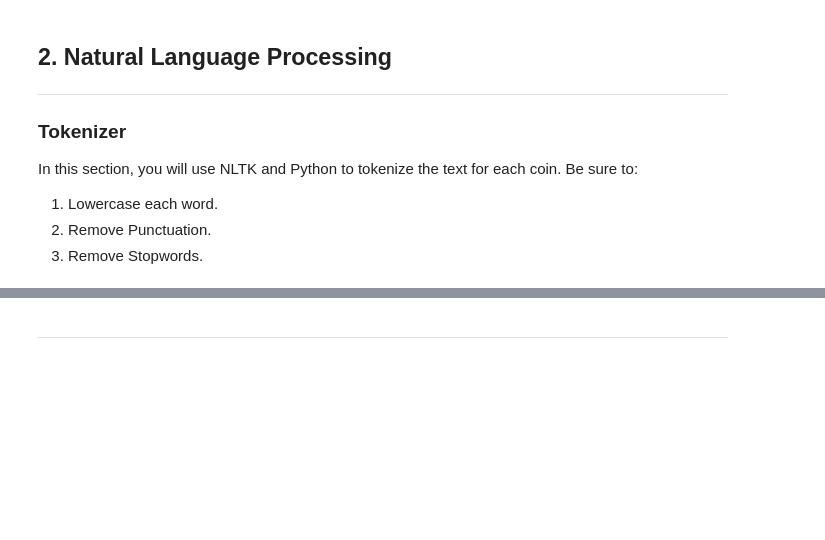
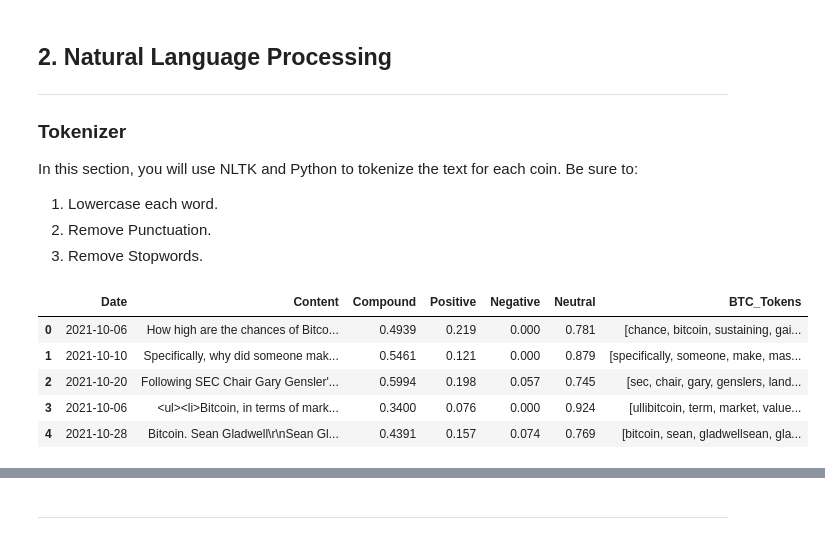
Before and after one commit to chirathlv/Tales-from-the-Crypto, a Jupyter notebook: crypto_sentiment.ipynb, the cells around one changed output, grey strips where cells are left out. Drawn from its saved outputs; the diff is of its cells as text; code cells hidden in the pictures; blank space fills up the shorter version.

```diff
--- a/crypto_sentiment.ipynb
+++ b/crypto_sentiment.ipynb
@@ -239,4 +239,20 @@ def tokenizer(text):
     tokens = [word for word in lower_words if word not in stop_words.union(stop_words_addon)]
 
     return tokens
+# %%
+# Create a new tokens column for Bitcoin
+btc_tokens = []
+
+for article in btc_sentiment_df['Content']:
+    btc_tokens.append(tokenizer(article))
+
+btc_sentiment_df['BTC_Tokens'] = pd.Series(btc_tokens)
+btc_sentiment_df.head()
+# %% [output]
+|  | Date | Content | Compound | Positive | Negative | Neutral | BTC_Tokens |
+| 0 | 2021-10-06 | How high are the chances of Bitco... | 0.4939 | 0.219 | 0.000 | 0.781 | [chance, bitcoin, sustaining, gai... |
+| 1 | 2021-10-10 | Specifically, why did someone mak... | 0.5461 | 0.121 | 0.000 | 0.879 | [specifically, someone, make, mas... |
+| 2 | 2021-10-20 | Following SEC Chair Gary Gensler'... | 0.5994 | 0.198 | 0.057 | 0.745 | [sec, chair, gary, genslers, land... |
+| 3 | 2021-10-06 | <ul><li>Bitcoin, in terms of mark... | 0.3400 | 0.076 | 0.000 | 0.924 | [ullibitcoin, term, market, value... |
+| 4 | 2021-10-28 | Bitcoin. Sean Gladwell\r\nSean Gl... | 0.4391 | 0.157 | 0.074 | 0.769 | [bitcoin, sean, gladwellsean, gla... |
 # %%
```
Also changed, not shown: parts of 9 cells of this notebook.
